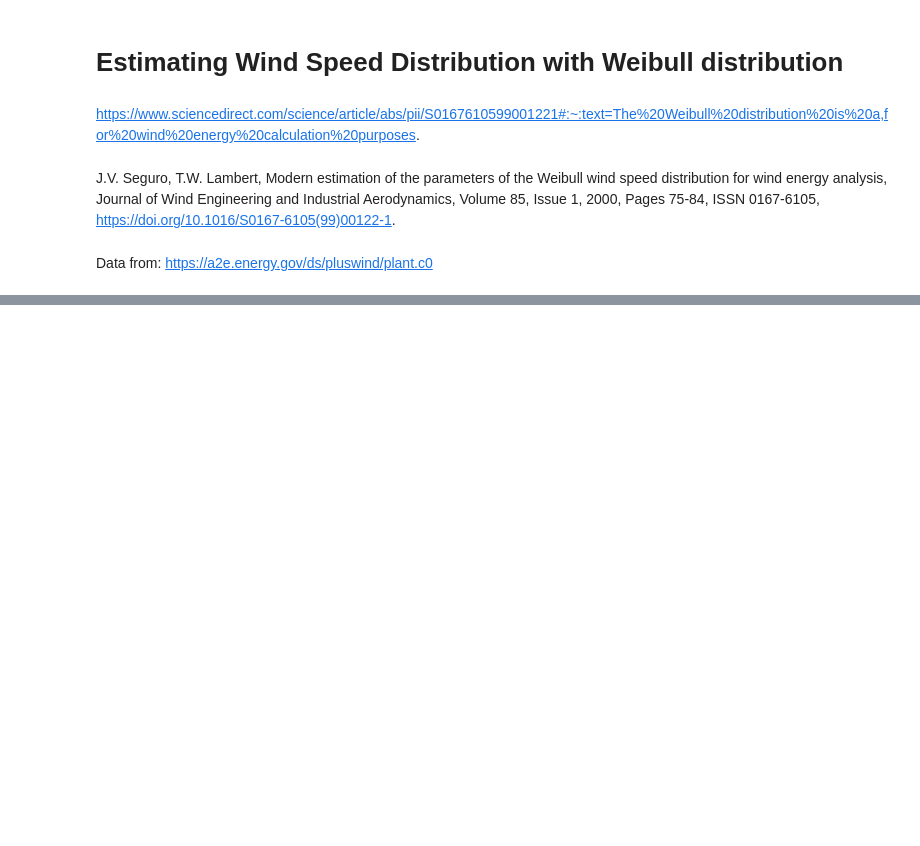
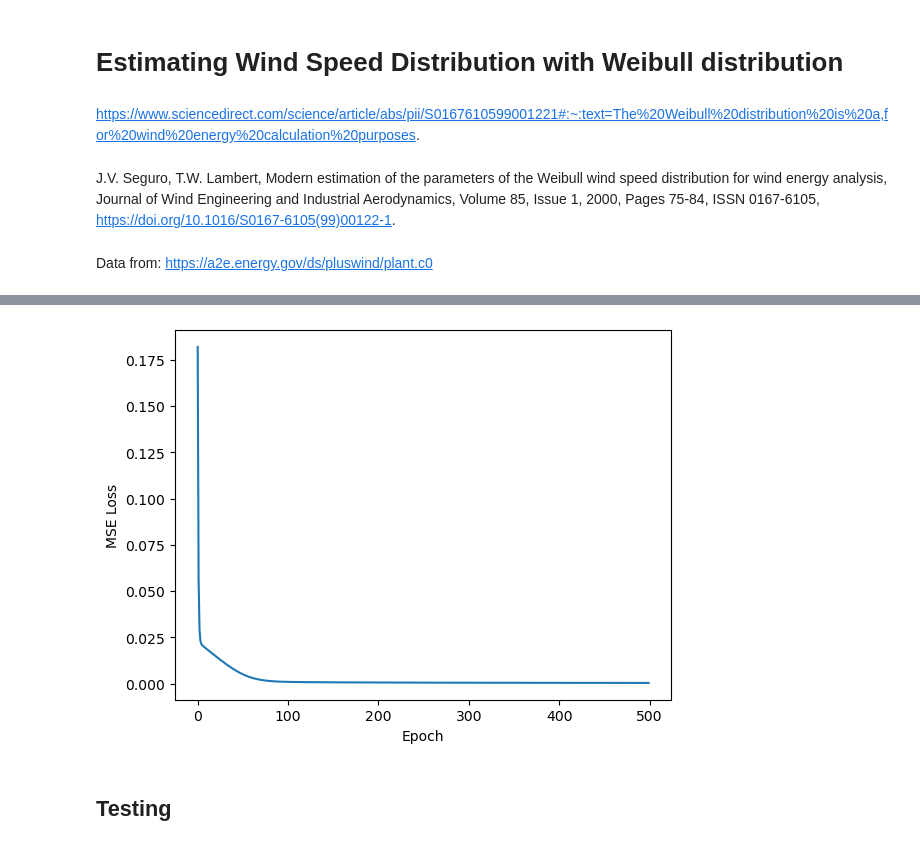
Before and after one commit to violetzheng/dl-est-param, a Jupyter notebook: wind_speed.ipynb, the cells around one changed output, grey strips where cells are left out. Saved outputs shown, nothing was run; the diff lists cells and outputs as text; code cells hidden in the pictures; blank space fills up the shorter version.

```diff
--- a/wind_speed.ipynb
+++ b/wind_speed.ipynb
@@ -42,0 +125,15 @@ while i < len(my_data):
+# %%
+class LinearRegression(nn.Module):
+  def __init__(self, input_dim: int,
+               hidden_dim: int, output_dim: int) -> None:
+    super(LinearRegression, self).__init__()
+    self.input_to_hidden = nn.Linear(input_dim, hidden_dim)
+    self.hidden_layer_1 = nn.Linear(hidden_dim, hidden_dim)
+    self.hidden_layer_2 = nn.Linear(hidden_dim, hidden_dim)
+    self.hidden_to_output = nn.Linear(hidden_dim, output_dim)
+  def forward(self, x: torch.Tensor) -> torch.Tensor:
+    x = self.input_to_hidden(x)
+    x = self.hidden_layer_1(x)
+    x = self.hidden_layer_2(x)
+    x = self.hidden_to_output(x)
+    return x
@@ -42,0 +155,16 @@ while i < len(my_data):
+# %%
+loss_func = nn.MSELoss()
+optimizer = torch.optim.SGD(model.parameters(), lr=0.1)
+# %%
+e = []
+l = []
+for epoch in range(0,500):
+    predict_y = model(X_train)
+    loss = loss_func(predict_y, Y_train)
+    optimizer.zero_grad()
+    loss.backward()
+
+    optimizer.step()
+    print('epoch {}, loss function {}'.format(epoch, loss.item()))
+    e.append(epoch)
+    l.append(loss.item())
@@ -42,0 +189,7 @@ while i < len(my_data):
+# %%
+plt.plot(np.array(e), np.array(l))
+plt.xlabel("Epoch")
+plt.ylabel("MSE Loss")
+plt.show()
+# %% [output]
+[figure, added]
@@ -42,0 +199,2 @@ while i < len(my_data):
+# %% [markdown]
+## Testing
```
Also changed, not shown: parts of 18 cells of this notebook.
